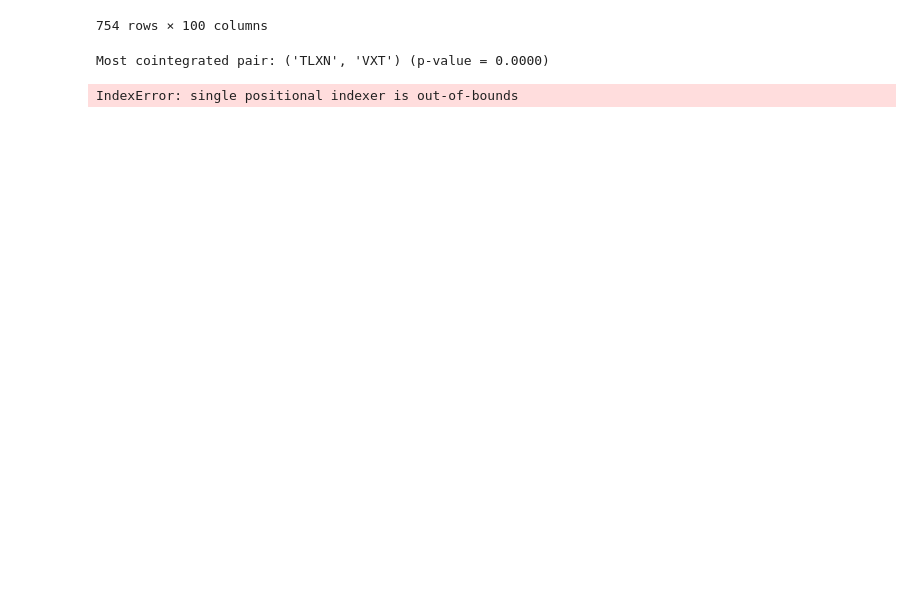
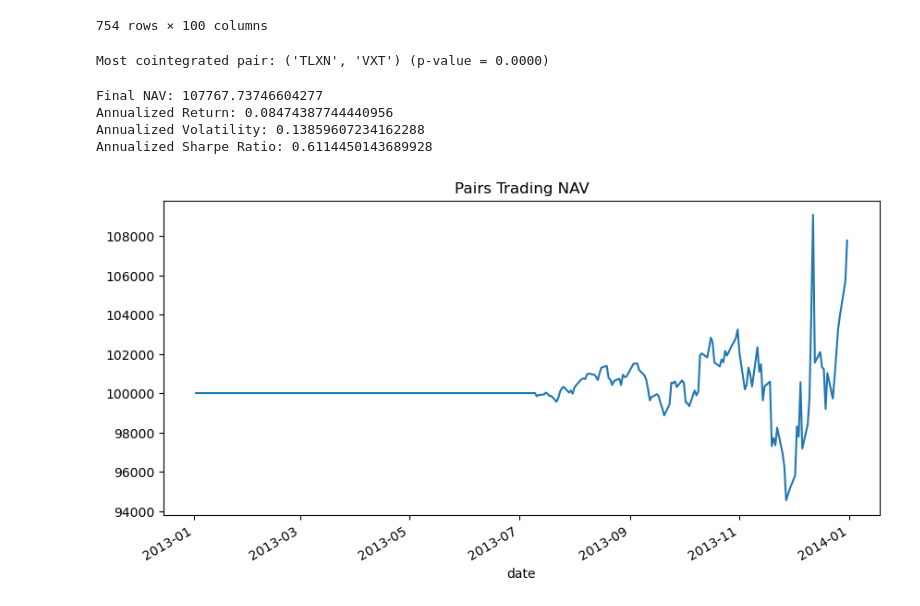
Before and after one commit to lansython/Pairs_Trading_-python_OOP, a Jupyter notebook: main.ipynb, the cells around one changed output. Saved outputs shown, nothing was run; the diff lists cells and outputs as text; code cells hidden in the pictures; blank space fills up the shorter version.

```diff
--- a/main.ipynb
+++ b/main.ipynb
@@ -96,33 +96,47 @@ from events import SignalEvent, OrderEvent
 import matplotlib.pyplot as plt
 
 # Initialize your strategy and portfolio
 strategy  = PairsTrading(symbol_x=best_pair[0], symbol_y=best_pair[1], lookback=60)
 portfolio = Portfolio(start_cash=100_000)
 last_prices = {}
 
 # Main backtest loop
 for date, group in test_data.groupby("date"):
     for _, row in group.iterrows():
         sym   = row["symbol"]
         price = row["close"]
         last_prices[sym] = price
 
         signals = strategy.calculate_signal(sym, price, date)
         for sig in signals:
             order = portfolio.generate_order(sig, last_prices[sig.symbol])
 
     # After all symbols for the day, record NAV
     portfolio.update_timeindex(date, last_prices)
 
 # Performance
 nav = pd.DataFrame(portfolio.holdings, columns=["date", "NAV"]).set_index("date")
 nav["returns"] = nav["NAV"].pct_change()
 
+# Drop first NaN from returns
+daily_returns = nav["returns"].dropna()
+
+# Sharpe Ratio Calculation
+mean_ret = daily_returns.mean()
+vol_ret  = daily_returns.std()
+sharpe_ratio = (mean_ret / vol_ret) * (252**0.5)
+
 print("Final NAV:", nav["NAV"].iloc[-1])
-print("Annualized Return:", nav["returns"].mean() * 252)
-print("Annualized Volatility:", nav["returns"].std() * (252**0.5))
+print("Annualized Return:", mean_ret * 252)
+print("Annualized Volatility:", vol_ret * (252**0.5))
+print("Annualized Sharpe Ratio:", sharpe_ratio)
+
 
 nav["NAV"].plot(title="Pairs Trading NAV", figsize=(10,5))
 plt.show()
 # %% [output]
-IndexError: single positional indexer is out-of-bounds
+Final NAV: 107767.73746604277
+Annualized Return: 0.08474387744440956
+Annualized Volatility: 0.13859607234162288
+Annualized Sharpe Ratio: 0.6114450143689928
+[figure, added]
```
